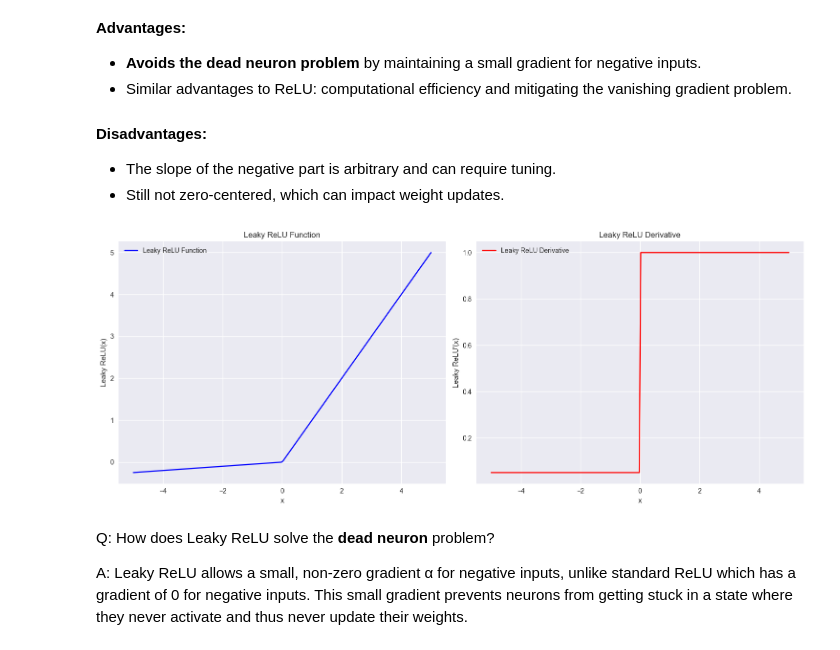
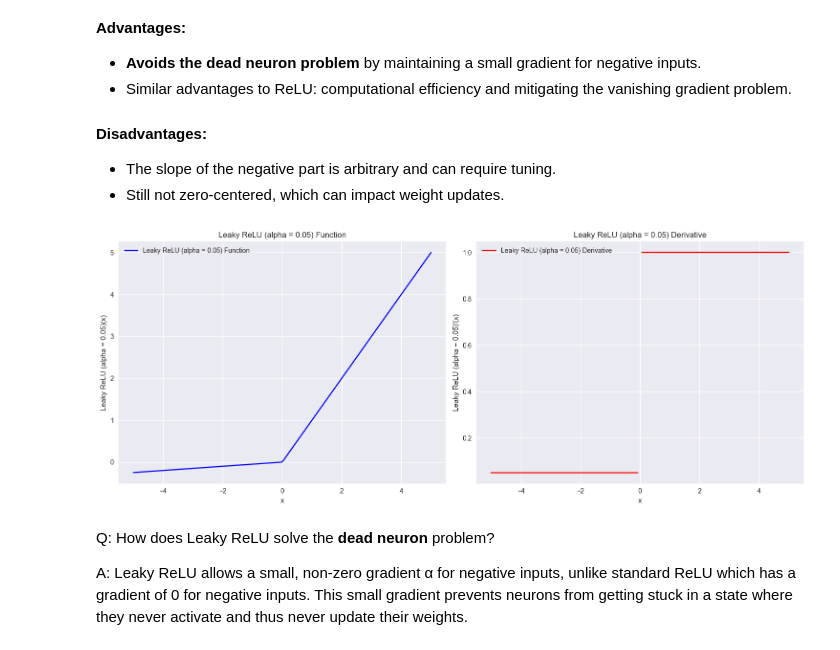
Before and after one commit to CodersHQ-AI-ML-Community/ai-confluence, a Jupyter notebook: code/deep-learning/activation_functions.ipynb, the cells around one changed output. Saved outputs shown, nothing was run; the diff lists cells and outputs as text; code cells hidden in the pictures.

Commit message:
fix: set derivative of ReLu to `np.nan` at `x = 0`

```diff
--- a/code/deep-learning/activation_functions.ipynb
+++ b/code/deep-learning/activation_functions.ipynb
@@ -23,10 +23,9 @@ An activation function is a mathematical function applied to the output of a neu
 import numpy as np
 import matplotlib.pyplot as plt
 import seaborn as sns
-from scipy.special import erf
 
 # Set up plotting style
-plt.style.use('seaborn-v0_8')
+plt.style.use("seaborn-v0_8")
 sns.set_palette("husl")
 
 
@@ -39,18 +38,18 @@ def plot_function_and_derivative(func, derivative, title, x_range=(-5, 5)):
     fig, (ax1, ax2) = plt.subplots(1, 2, figsize=(15, 6))
 
     # Plot the function
-    ax1.plot(x, y, label=f'{title} Function', color='b')
-    ax1.set_title(f'{title} Function')
-    ax1.set_xlabel('x')
-    ax1.set_ylabel(f'{title}(x)')
+    ax1.plot(x, y, label=f"{title} Function", color="b")
+    ax1.set_title(f"{title} Function")
+    ax1.set_xlabel("x")
+    ax1.set_ylabel(f"{title}(x)")
     ax1.grid(True)
     ax1.legend()
 
     # Plot the derivative
-    ax2.plot(x, dy, label=f'{title} Derivative', color='r')
-    ax2.set_title(f'{title} Derivative')
-    ax2.set_xlabel('x')
-    ax2.set_ylabel(f'{title}\'(x)')
+    ax2.plot(x, dy, label=f"{title} Derivative", color="r")
+    ax2.set_title(f"{title} Derivative")
+    ax2.set_xlabel("x")
+    ax2.set_ylabel(f"{title}'(x)")
     ax2.grid(True)
     ax2.legend()
 
@@ -196,17 +207,26 @@ $$
 # %%
 ## 4. Leaky ReLU
 
 alpha = 0.05
 
+
 def leaky_relu(x, alpha=alpha):
     return np.where(x > 0, x, alpha * x)
 
-def leaky_relu_derivative(x, alpha=alpha):
-    return np.where(x > 0, 1, alpha)
 
-plot_function_and_derivative(leaky_relu, leaky_relu_derivative, "Leaky ReLU")
+def leaky_relu_derivative(x):
+    dy = np.where(x > 0, 1, alpha).astype(float)
+
+    # set dy to np.nan when x = 0
+    zero_x = [np.nonzero(x <= 0)[0][-1], np.nonzero(x >= 0)[0][0]]
+    dy[zero_x] = np.nan
+
+    return dy
+
+
+plot_function_and_derivative(leaky_relu, leaky_relu_derivative, f"Leaky ReLU ({alpha = })")
 # %% [output]
-[figure, old version]
+[figure, new version]
 # %% [markdown]
 Q: How does Leaky ReLU solve the **dead neuron** problem?
 
```
Also changed, not shown: parts of 4 cells of this notebook.
